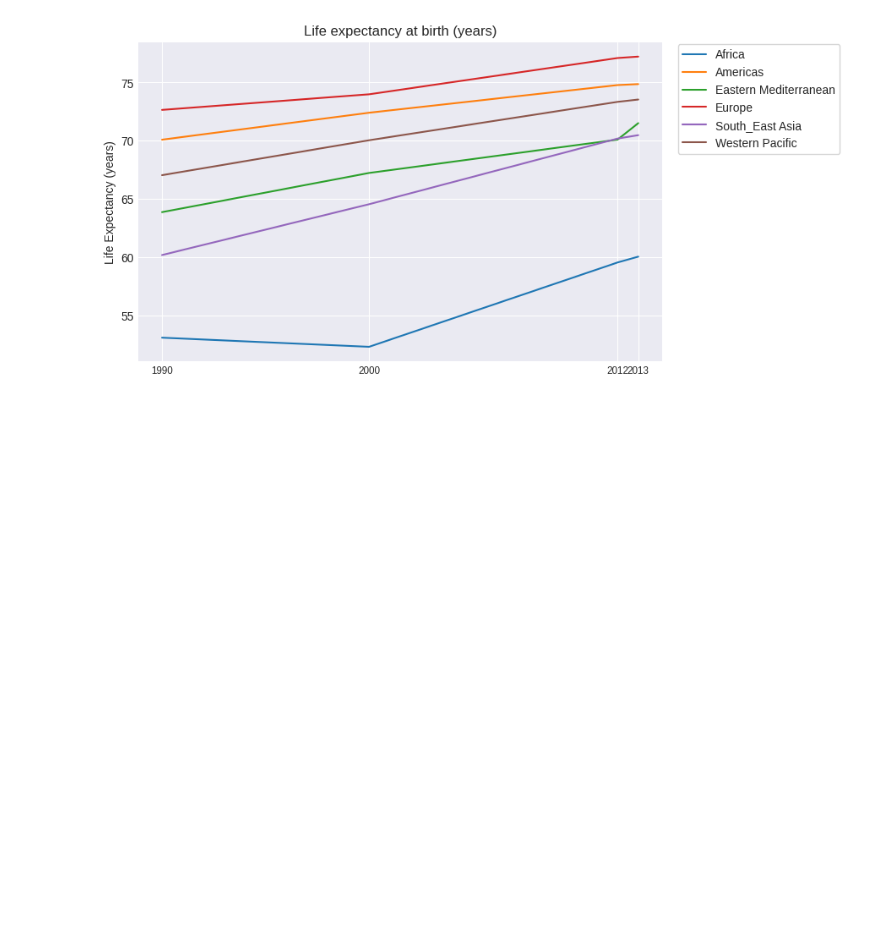
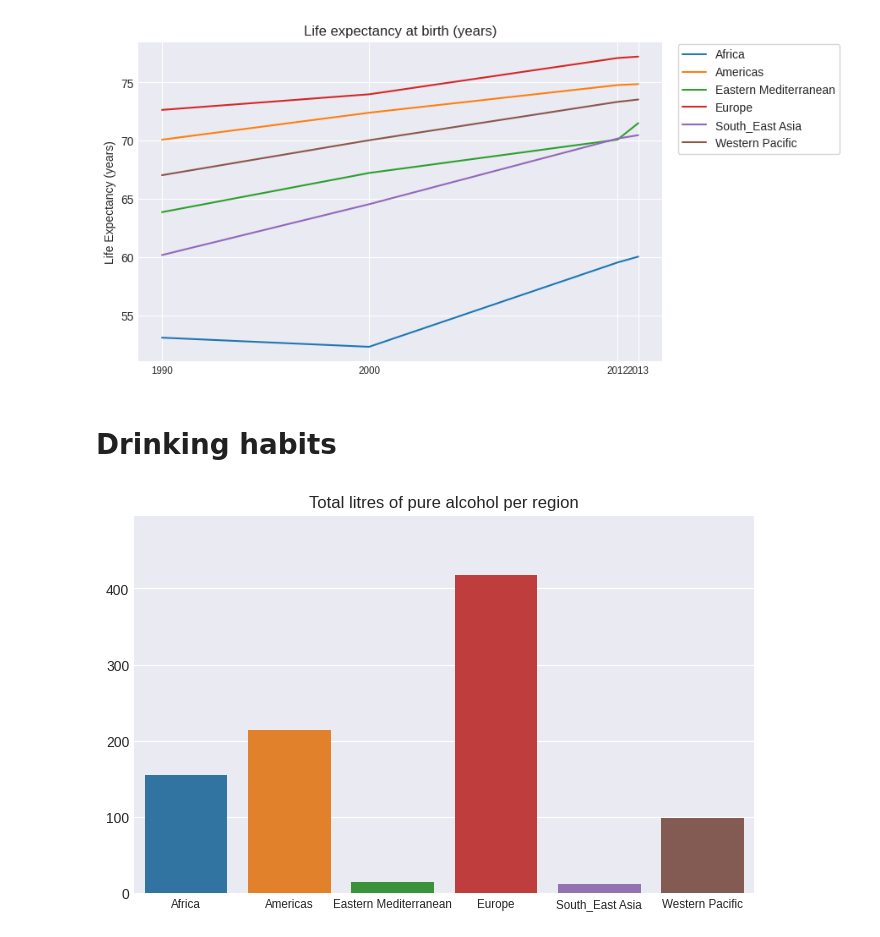
Before and after one commit to flohmannjr/Alcohol_and_Life_Expectancy, a Jupyter notebook: Alcohol_and_Life_Expectancy.ipynb, the cells around one changed output. Drawn from its saved outputs; the diff is of its cells as text; code cells hidden in the pictures; blank space fills up the shorter version.

Commit message:
Add drinking habits

```diff
--- a/Alcohol_and_Life_Expectancy.ipynb
+++ b/Alcohol_and_Life_Expectancy.ipynb
@@ -22,6 +22,8 @@ plt.rcParams['xtick.labelsize'] = 'small'
 plt.style.use('seaborn-darkgrid')
 
 SEED = 2008193
+
+CMAP = plt.cm.get_cmap("tab10")
 # %% [markdown]
 # Data
 # %%
@@ -268,3 +234,22 @@ for observatory in lifeexp_observatories:
 [figure]
 [figure]
 [figure]
+# %% [markdown]
+# Drinking habits
+# %%
+df_drinks_expanded = df_drinks.drop('index', axis=1)
+
+df_drinks_expanded['region'] = None
+
+for i, country in enumerate(df_drinks_expanded['country']):
+    df_drinks_expanded.loc[i, 'region'] = df_lifeexp['RegionDisplay'][df_lifeexp['Country'] == country][:1].values
+
+df_drinks_expanded.sort_values(by=['region', 'country'], inplace=True)
+# %%
+sns.barplot(data=df_drinks_expanded, x='region', y='total_litres_of_pure_alcohol', estimator=np.sum, errwidth=0, palette=CMAP.name)
+
+plt.title('Total litres of pure alcohol per region')
+plt.xlabel('')
+plt.ylabel('');
+# %% [output]
+[figure, added]
```
Also changed, not shown: parts of 5 cells of this notebook.
